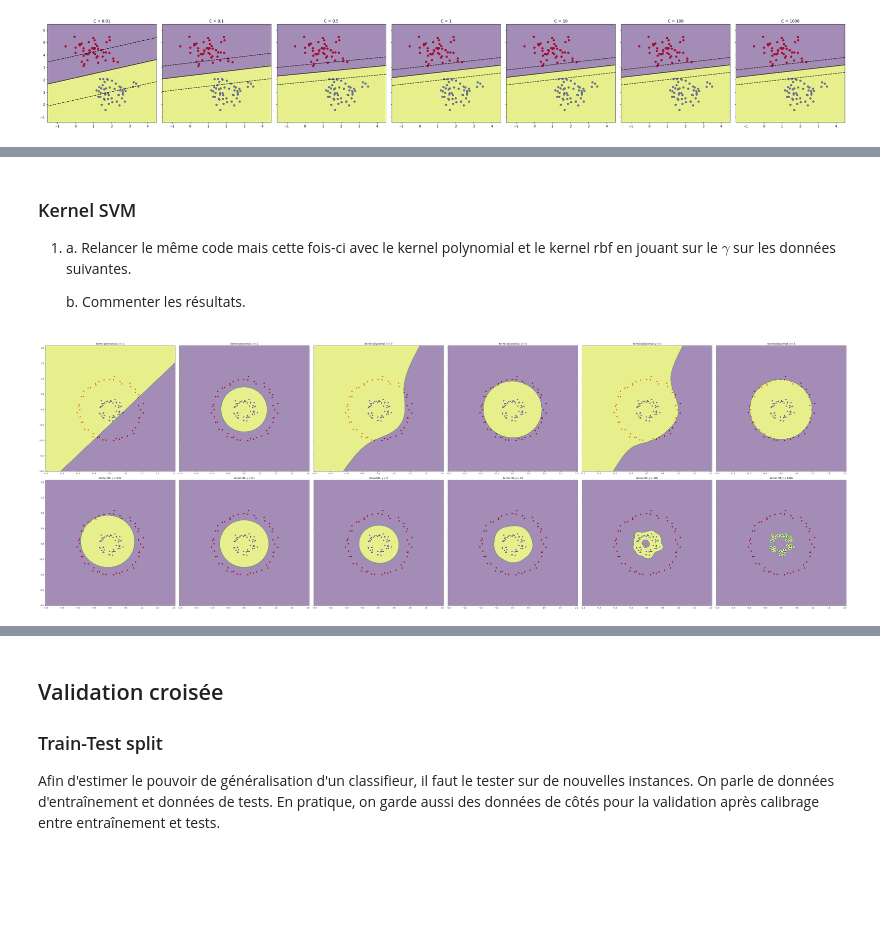
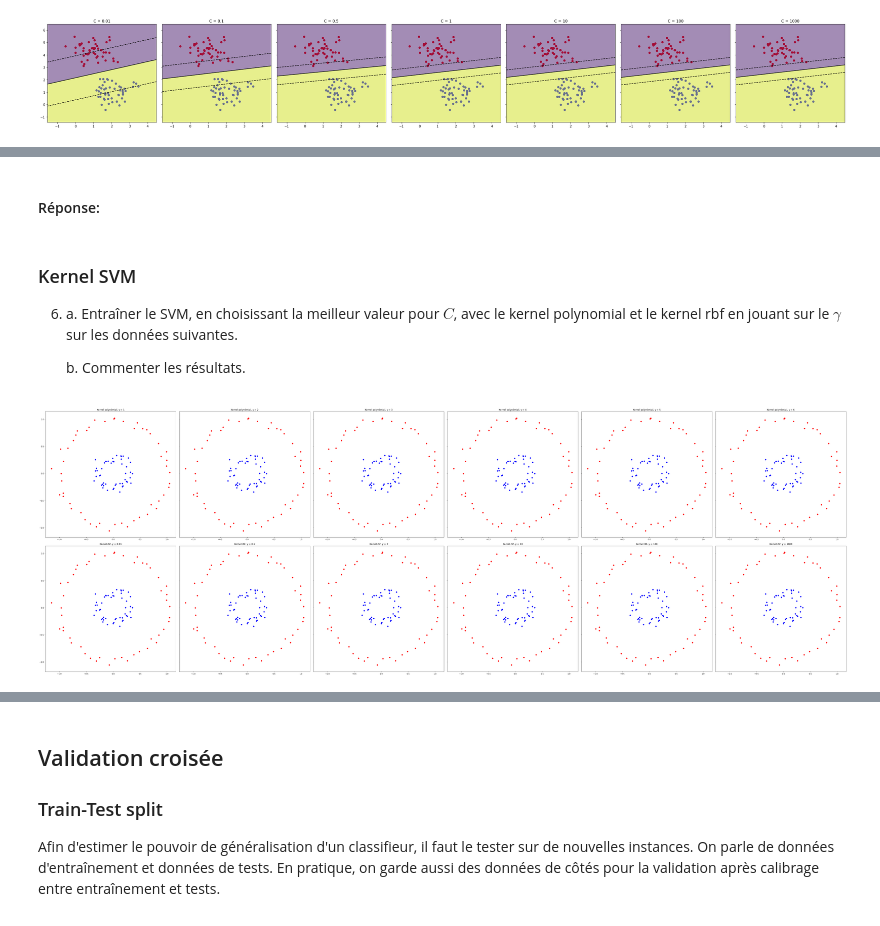
Before and after one commit to ethiy/svm-fs, a Jupyter notebook: TP/tp_svm_fs.ipynb, the cells around one changed output, grey strips where cells are left out. Drawn from its saved outputs; the diff is of its cells as text; code cells hidden in the pictures; blank space fills up the shorter version.

```diff
--- a/TP/tp_svm_fs.ipynb
+++ b/TP/tp_svm_fs.ipynb
@@ -190,7 +190,7 @@ f.set_figwidth(5 * len(Cs))
 for C, ax in zip(Cs, list(axes)):
     plot_dataset(X, Y, ax)
     model = sklearn.svm.SVC(C=C, kernel='linear').fit(X, Y)
-    plot_contours(
+    plot_separator(
         xx,
         yy,
         ax,
@@ -234,47 +213,34 @@ plt.show()
+# %% [markdown]
+#### Réponse:
 # %% [markdown]
 ### Kernel SVM
 
-1. a. Relancer le même code mais cette fois-ci avec le kernel polynomial et le kernel rbf en jouant sur le $\gamma$ sur les données suivantes.
+6.
+   a. Entraîner le SVM, en choisissant la meilleur valeur pour $C$, avec le kernel polynomial et le kernel rbf en jouant sur le $\gamma$ sur les données suivantes.
 
    b. Commenter les résultats.
 # %%
 X, Y = sklearn.datasets.make_circles(n_samples=100, factor=.3, noise=.05)
 xx, yy = mesh_from(X, .01)
 
 gammas = [1, 2, 3, 4, 5, 6]
-
 f, axes = plt.subplots(2, len(gammas), sharey=True)
 f.set_figheight(20)
 f.set_figwidth(10*len(gammas))
 
 for gamma, ax in zip(gammas, list(axes[0, :])):
     plot_dataset(X, Y, ax)
-    model = sklearn.svm.SVC(degree=gamma, kernel='poly').fit(X, Y)
-    plot_contours(
-        xx,
-        yy,
-        ax,
-        model,
-        cmap=plt.cm.viridis,
-        alpha=0.5
-    )
-    ax.set_title('Kernel pôlynomial, $\gamma$ = ' + str(gamma))
+
+    ax.set_title('Kernel polynômial, $\gamma$ = ' + str(gamma))
+
 
 gammas = [.01, .1, 2, 10, 100, 1000]
 for gamma, ax in zip(gammas, list(axes[1, :])):
     plot_dataset(X, Y, ax)
-    model = sklearn.svm.SVC(gamma=gamma, kernel='rbf').fit(X, Y)
-    plot_contours(
-        xx,
-        yy,
-        ax,
-        model,
-        cmap=plt.cm.viridis,
-        alpha=0.5
-    )
+
     ax.set_title('Kernel rbf, $\gamma$ = ' + str(gamma))
 
 plt.tight_layout()
 plt.show()
 # %% [output]
-[figure, old version]
+[figure, new version]
```
Also changed, not shown: parts of 22 cells of this notebook.
